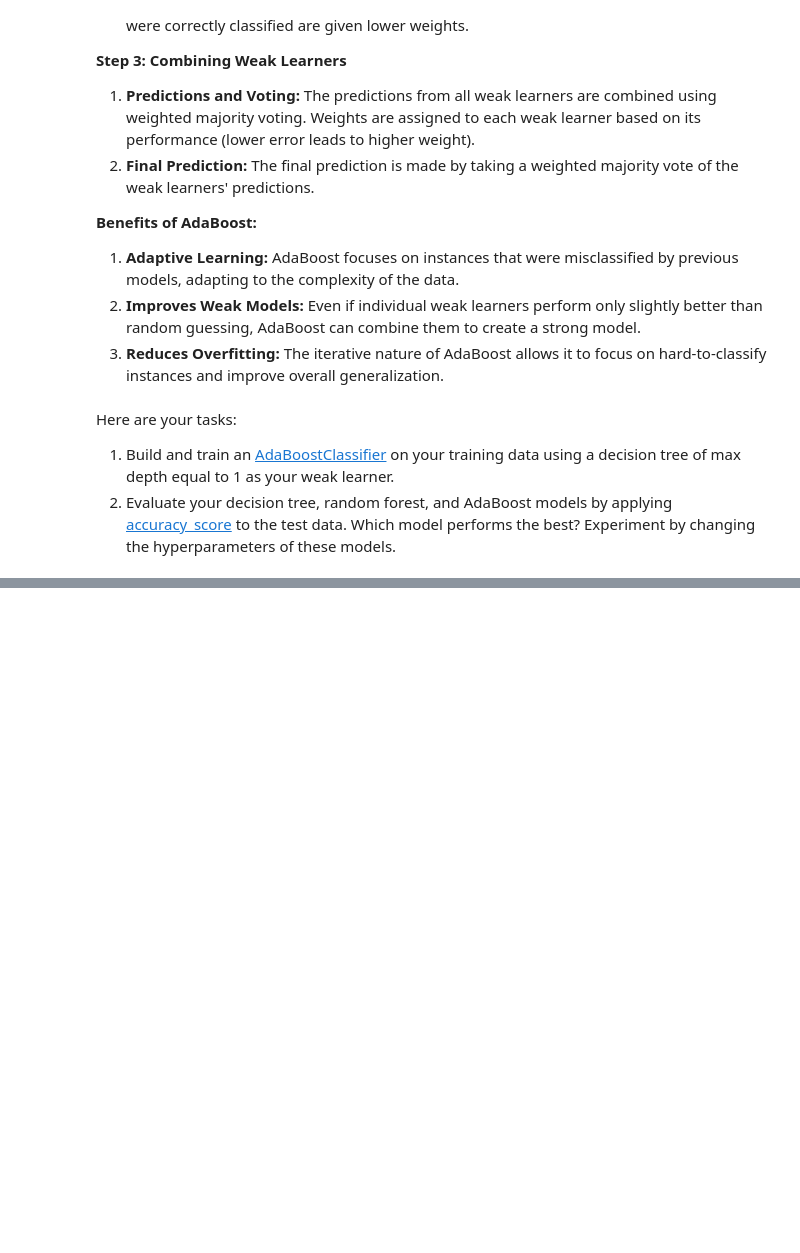
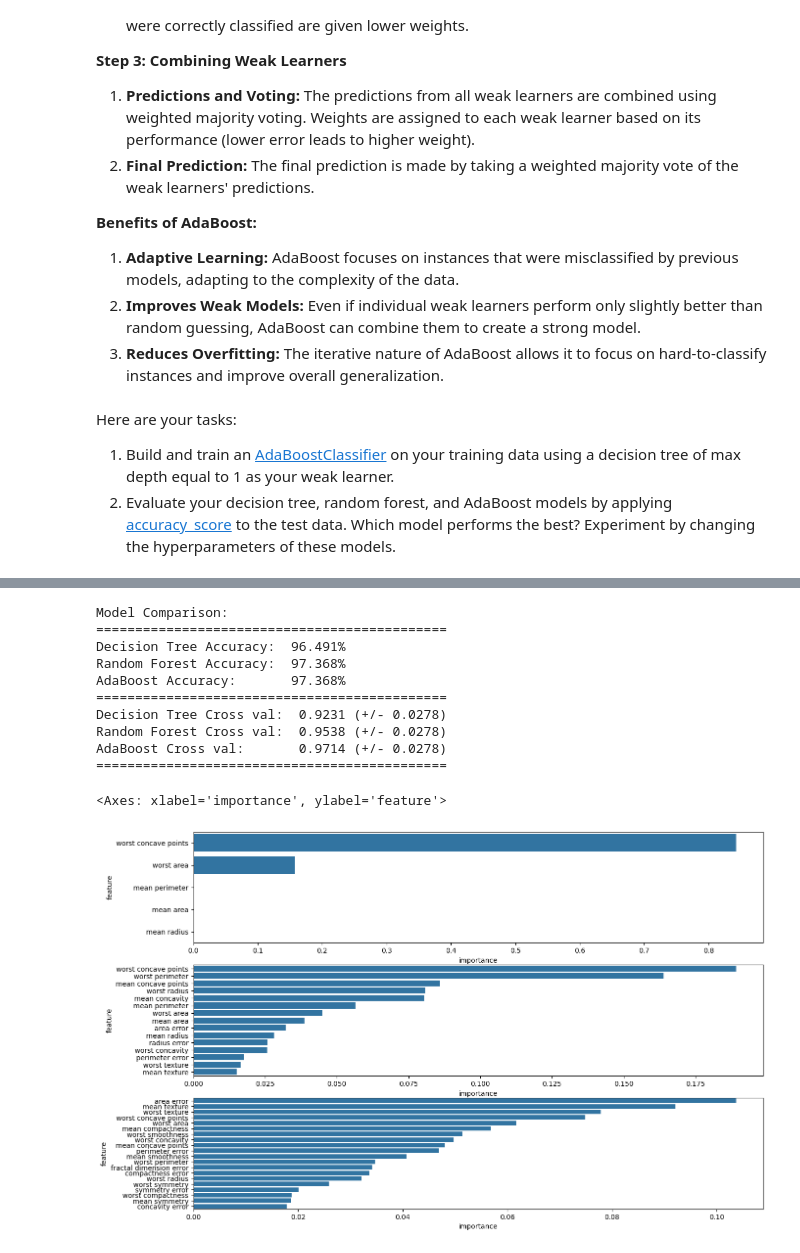
Before and after one commit to jgeiger81/sbml, a Jupyter notebook: 4.4 Trees and Forests/JasonG_MLE_MiniProject_Trees_and_Forests.ipynb, the cells around one changed output, grey strips where cells are left out. Cells and saved outputs as stored; diff of their text form; code cells hidden in the pictures; blank space fills up the shorter version.

```diff
--- a/4.4 Trees and Forests/JasonG_MLE_MiniProject_Trees_and_Forests.ipynb
+++ b/4.4 Trees and Forests/JasonG_MLE_MiniProject_Trees_and_Forests.ipynb
@@ -316,0 +352,37 @@ weighted avg       0.97      0.97      0.97       114
+# %%
+# Evaluate models
+# Two words but a lot of work :-)
+# Luckily, I already did most of it up there
+
+print("Model Comparison:")
+print("=============================================")
+print(f"Decision Tree Accuracy:  {accuracy_dtc*100:.3f}%")
+print(f"Random Forest Accuracy:  {accuracy_rf*100:.3f}%")
+print(f"AdaBoost Accuracy:       {accuracy_ada*100:.3f}%")
+print("=============================================")
+print(f"Decision Tree Cross val:  {dtc_cv_scores.mean():.4f} (+/- {dtc_cv_scores.std() * 2:.4f})")
+print(f"Random Forest Cross val:  {rf_cv_scores.mean():.4f} (+/- {dtc_cv_scores.std() * 2:.4f})")
+print(f"AdaBoost Cross val:       {ada_cv_scores.mean():.4f} (+/- {dtc_cv_scores.std() * 2:.4f})")
+print("=============================================")
+plt.figure(figsize=(15, 10))
+
+# Decision Tree
+plt.subplot(3, 1, 1)
+sns.barplot(data=feature_importance_dtc.head(5), x='importance', y='feature')
+plt.subplot(3, 1, 2)
+sns.barplot(data=feature_importance_rf.head(15), x='importance', y='feature')
+plt.subplot(3, 1, 3)
+sns.barplot(data=feature_importance_ada.head(20), x='importance', y='feature')
+# %% [output]
+Model Comparison:
+=============================================
+Decision Tree Accuracy:  96.491%
+Random Forest Accuracy:  97.368%
+AdaBoost Accuracy:       97.368%
+=============================================
+Decision Tree Cross val:  0.9231 (+/- 0.0278)
+Random Forest Cross val:  0.9538 (+/- 0.0278)
+AdaBoost Cross val:       0.9714 (+/- 0.0278)
+=============================================
+<Axes: xlabel='importance', ylabel='feature'>
+[figure, added]
```
Also changed, not shown: parts of 15 cells of this notebook.
